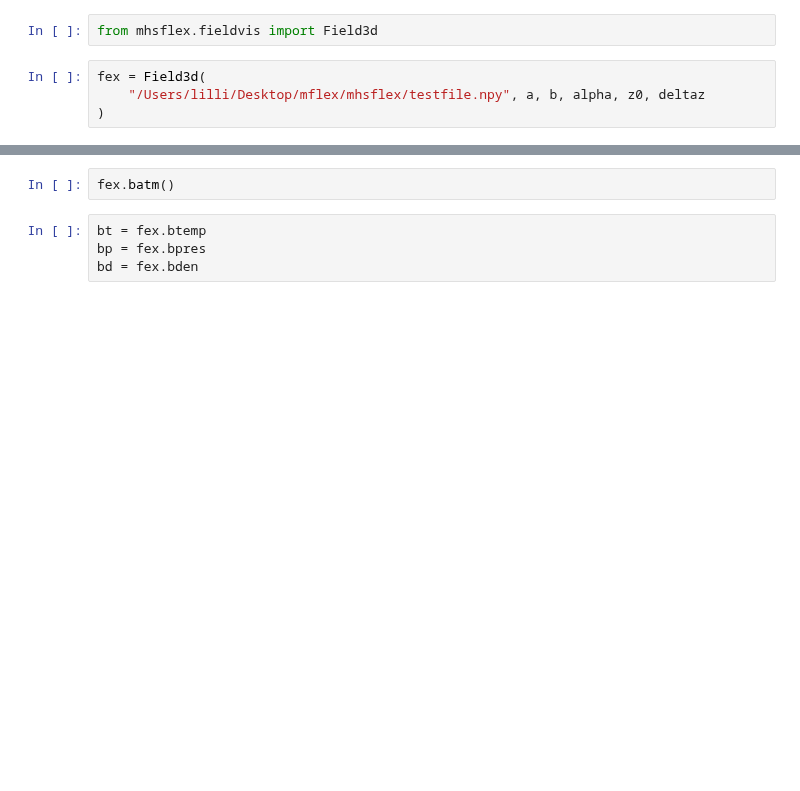
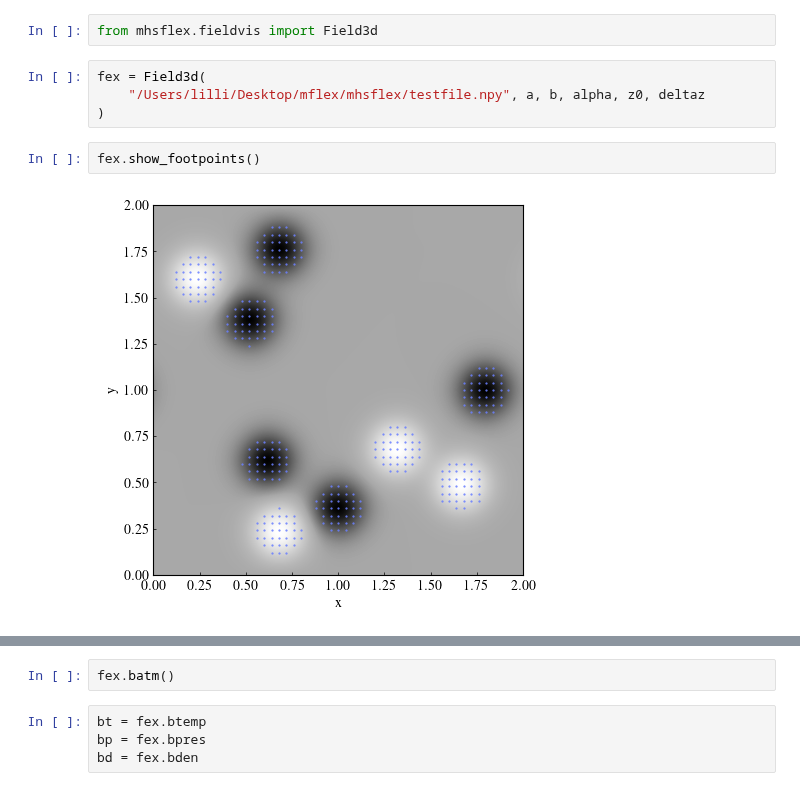
Before and after one commit to LMNadol/mflex, a Jupyter notebook: mhsflex/test.ipynb, the cells around one changed output, grey strips where cells are left out. Cells and saved outputs as stored; diff of their text form; blank space fills up the shorter version.

Commit message:
Footpoint detection added

```diff
--- a/mhsflex/test.ipynb
+++ b/mhsflex/test.ipynb
@@ -55,4 +69,8 @@ from mhsflex.fieldvis import Field3d
 fex = Field3d(
     "/Users/lilli/Desktop/mflex/mhsflex/testfile.npy", a, b, alpha, z0, deltaz
 )
+# %%
+fex.show_footpoints()
+# %% [output]
+[figure, added]
 # %%
```
Also changed, not shown: parts of 15 cells of this notebook, 4 other files.
